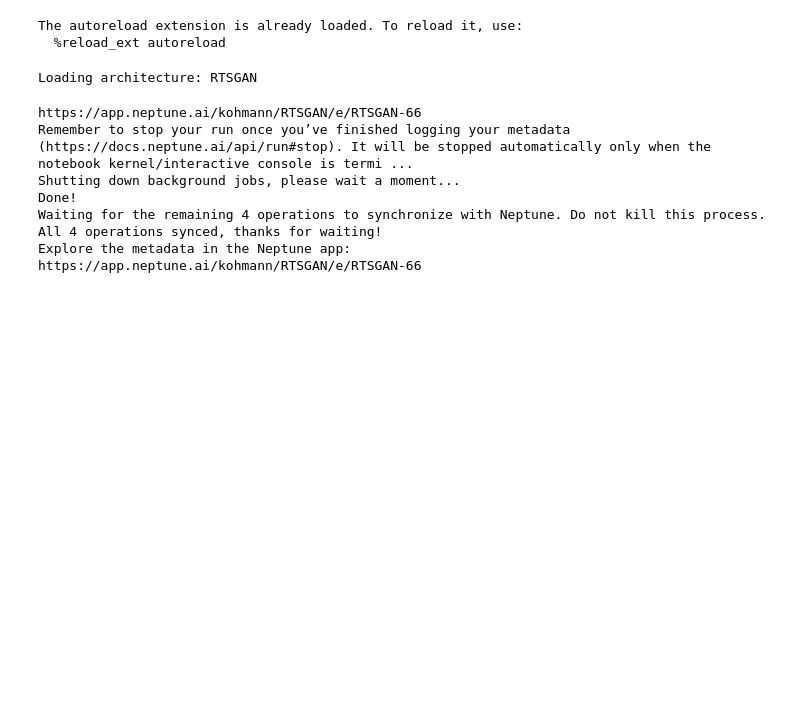
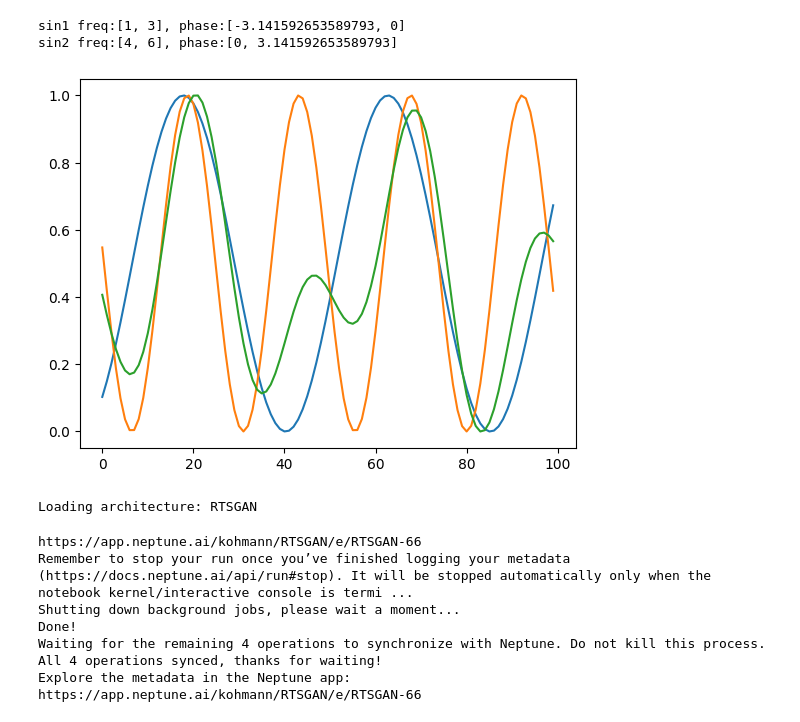
Before and after one commit to Kohmann/master-GAN, a Jupyter notebook: TimeGAN/model_evaluation.ipynb, the cells around one changed output. Saved outputs shown, nothing was run; the diff lists cells and outputs as text; code cells hidden in the pictures; blank space fills up the shorter version.

Commit message:
Fixed sinus dataset to be sequence length invariant

```diff
--- a/TimeGAN/model_evaluation.ipynb
+++ b/TimeGAN/model_evaluation.ipynb
@@ -9,10 +9,14 @@ from utils import *
 np.random.seed(42)
 alpha = 0.7
 noise = 0
-testset = DatasetSinus(num=1000, seq_len=100, alpha=alpha, noise=noise)
+testset = DatasetSinus(num=100, seq_len=100, alpha=alpha, noise=noise)
 # %% [output]
-The autoreload extension is already loaded. To reload it, use:
-  %reload_ext autoreload
+sin1 freq:[1, 3], phase:[-3.141592653589793, 0]
+sin2 freq:[4, 6], phase:[0, 3.141592653589793]
+# %%
+plt.plot(testset[:][0][2]);
+# %% [output]
+[figure, added]
 # %%
 %autoreload
 # Models
```
Also changed, not shown: 1 other file.
